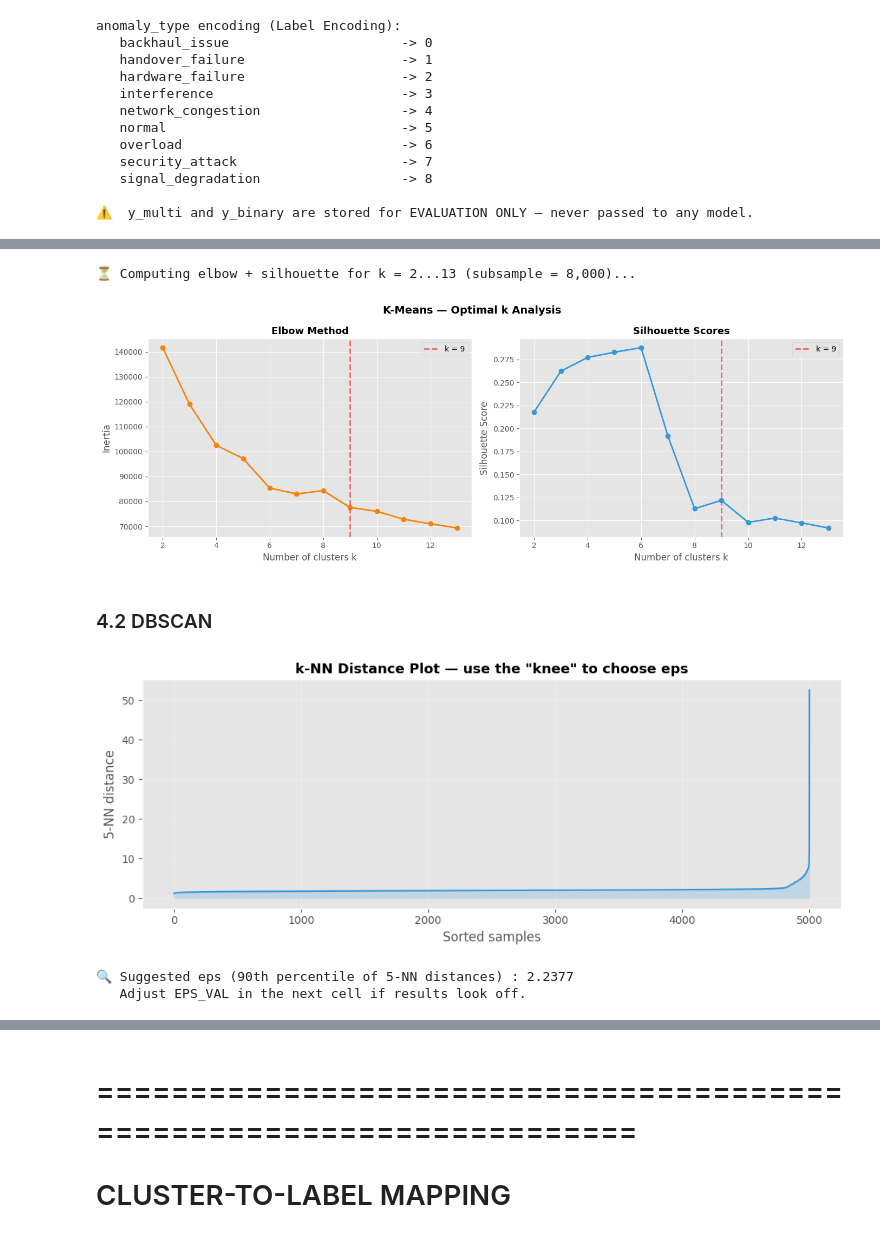
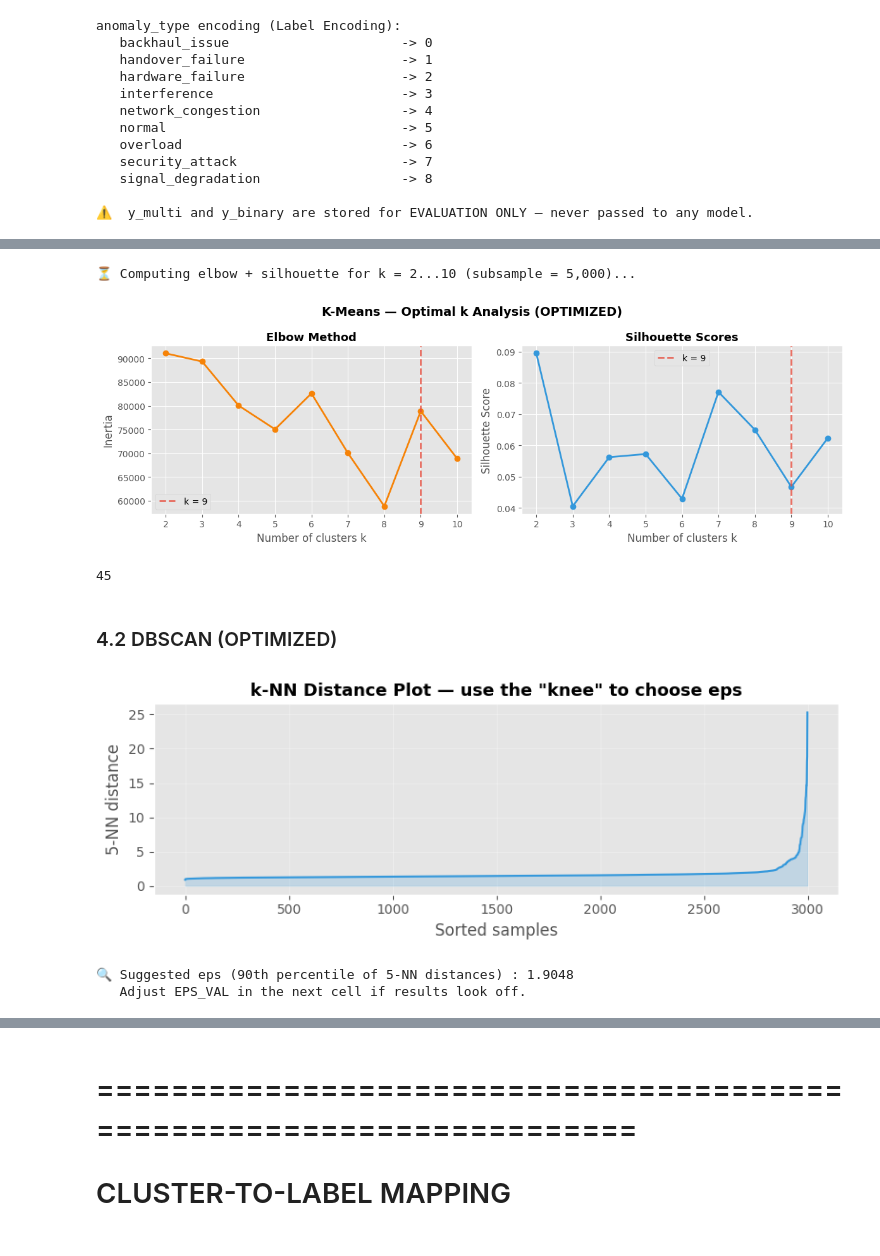
Before and after one commit to MahranAmor/Intelligent-Monitoring-and-Anomaly-Detection-in-5G-Networks, a Jupyter notebook: Models/unsupervised_multiclass.ipynb, the cells around one changed output, grey strips where cells are left out. Saved outputs shown, nothing was run; the diff lists cells and outputs as text; code cells hidden in the pictures.

```diff
--- a/Models/unsupervised_multiclass.ipynb
+++ b/Models/unsupervised_multiclass.ipynb
@@ -63,20 +64,20 @@ No labels are used during model training — the `anomaly_type` column is used *
 # %% [markdown]
 ## 1. Data Loading
 # %%
-# Batch configuration
+# Batch configuration - OPTIMIZED: Reduced batch size
 DATASET_PATH = Path('/Users/ayoubkallel/PFA2/-Intelligent-Anomaly-Monitoring-in-5G-networks/Data/Model_data.csv')
 USE_BATCH_MODE = True
-BATCH_SIZE = 50000
+BATCH_SIZE = 20000  # REDUCED from 50000 to 20000
 BATCH_NUMBER = 1  # 1 = first batch, 2 = second batch, ...
 
 # Number of clusters: 8 anomaly types + 1 normal class
 N_CLUSTERS = 9
 
-print('Batch configuration ready.')
+print('🚀 OPTIMIZED Batch configuration')
 print(f'  Dataset path : {DATASET_PATH}')
 print(f'  Batch mode   : {USE_BATCH_MODE}')
 if USE_BATCH_MODE:
-    print(f'  Batch size   : {BATCH_SIZE:,}')
+    print(f'  Batch size   : {BATCH_SIZE:,}  ⬇️ REDUCED for memory efficiency')
     print(f'  Batch number : {BATCH_NUMBER}')
 print(f'  N_CLUSTERS   : {N_CLUSTERS}  (8 anomaly types + 1 normal class)')
 # %% [output]
@@ -205,7 +205,7 @@ Temporal columns extracted:
 # 3.2 Drop non-predictive identifier columns
 # =====================================================================
 
-columns_to_drop = ['cell_id', 'ue_id']
+columns_to_drop = []
 df.drop(columns=columns_to_drop, inplace=True)
 
 print(f'Dropped columns: {columns_to_drop}')
@@ -262,7 +260,7 @@ anomaly_type encoding (Label Encoding):
 ⚠️  y_multi and y_binary are stored for EVALUATION ONLY — never passed to any model.
 # %%
 # =====================================================================
-# 3.5 Feature matrix, StandardScaler, PCA pre-reduction
+# 3.5 Feature matrix, StandardScaler, PCA pre-reduction - OPTIMIZED
 # =====================================================================
 
 exclude_cols = ['timestamp', 'anomaly', 'anomaly_type', 'year']
@@ -272,16 +270,20 @@ X_full   = df_clean[FEATURE_COLS].values
 scaler   = StandardScaler()
 X_scaled = scaler.fit_transform(X_full)
 
-# PCA pre-reduction: retains 95% variance, speeds up clustering
-pca_pre   = PCA(n_components=0.95, random_state=42)
+# PCA pre-reduction: retains 90% variance (REDUCED from 95%)
+pca_pre   = PCA(n_components=0.90, random_state=42)  # OPTIMIZED: 90% instead of 95%
 X_cluster = pca_pre.fit_transform(X_scaled)
 
+# Free memory
+del X_full
+gc.collect()
+
 print('='*70)
-print('VERIFICATION — STEP 3')
+print('VERIFICATION — STEP 3 (OPTIMIZED)')
 print('='*70)
 print(f'\n  Features ({len(FEATURE_COLS)}) : {FEATURE_COLS}')
 print(f'\n  X_scaled shape  : {X_scaled.shape}')
-print(f'  X_cluster shape : {X_cluster.shape}  (PCA, 95% variance retained)')
+print(f'  X_cluster shape : {X_cluster.shape}  (PCA, 90% variance - OPTIMIZED)')
 print(f'  Variance retained : {pca_pre.explained_variance_ratio_.sum()*100:.1f}%')
 # %% [output]
 ======================================================================
@@ -352,60 +354,64 @@ K-MEANS  (k = 9)
 # %%
 # =====================================================================
-# 4.1.2 Elbow + Silhouette — validate k = N_CLUSTERS
+# 4.1.2 Elbow + Silhouette — validate k = N_CLUSTERS (OPTIMIZED)
 # =====================================================================
 
-K_RANGE = range(2, 14)
+K_RANGE = range(2, 11)  # REDUCED from 14 to 11
 inertias, sil_scores = [], []
 
 np.random.seed(42)
-sub_idx = np.random.choice(len(X_cluster), size=min(8000, len(X_cluster)), replace=False)
+sub_idx = np.random.choice(len(X_cluster), size=min(5000, len(X_cluster)), replace=False)  # REDUCED from 8000
 X_sub   = X_cluster[sub_idx]
 
-print(f'⏳ Computing elbow + silhouette for k = 2...13 (subsample = {len(sub_idx):,})...')
+print(f'⏳ Computing elbow + silhouette for k = 2...10 (subsample = {len(sub_idx):,})...')
 for k in K_RANGE:
-    km_tmp  = KMeans(n_clusters=k, init='k-means++', n_init=10, random_state=42)
+    km_tmp  = MiniBatchKMeans(n_clusters=k, init='k-means++', n_init=5, batch_size=512, random_state=42)  # OPTIMIZED
     lbl_tmp = km_tmp.fit_predict(X_sub)
     inertias.append(km_tmp.inertia_)
-    sil_scores.append(silhouette_score(X_sub, lbl_tmp, sample_size=3000))
+    sil_scores.append(silhouette_score(X_sub, lbl_tmp, sample_size=2000))  # REDUCED from 3000
 
-fig, (ax1, ax2) = plt.subplots(1, 2, figsize=(14, 5))
+fig, (ax1, ax2) = plt.subplots(1, 2, figsize=(12, 4))  # REDUCED figure size
 
 ax1.plot(list(K_RANGE), inertias, 'o-', color='#f68308', lw=2)
 ax1.axvline(N_CLUSTERS, color='#e74c3c', ls='--', lw=2, alpha=0.8, label=f'k = {N_CLUSTERS}')
 ax1.set_xlabel('Number of clusters k')
 ax1.set_ylabel('Inertia')
 ax1.set_title('Elbow Method', fontsize=13, fontweight='bold')
 ax1.legend()
 
 ax2.plot(list(K_RANGE), sil_scores, 'o-', color='#3498db', lw=2)
 ax2.axvline(N_CLUSTERS, color='#e74c3c', ls='--', lw=2, alpha=0.8, label=f'k = {N_CLUSTERS}')
 ax2.set_xlabel('Number of clusters k')
 ax2.set_ylabel('Silhouette Score')
 ax2.set_title('Silhouette Scores', fontsize=13, fontweight='bold')
 ax2.legend()
 
-plt.suptitle('K-Means — Optimal k Analysis', fontsize=14, fontweight='bold')
+plt.suptitle('K-Means — Optimal k Analysis (OPTIMIZED)', fontsize=14, fontweight='bold')
 plt.tight_layout()
 plt.show()
+
+# Free memory
+del X_sub
+gc.collect()
 # %% [output]
-⏳ Computing elbow + silhouette for k = 2...13 (subsample = 8,000)...
+⏳ Computing elbow + silhouette for k = 2...10 (subsample = 5,000)...
-[figure, old version]
+[figure, new version]
+45
 # %% [markdown]
-### 4.2 DBSCAN
+### 4.2 DBSCAN (OPTIMIZED)
 # %%
 # =====================================================================
-# 4.2.1 DBSCAN — estimate eps from k-NN distance distribution
+# 4.2.1 DBSCAN — estimate eps from k-NN distance distribution (OPTIMIZED)
 # =====================================================================
-# Noise points (label = -1) are treated as anomalies.
 
 np.random.seed(42)
-db_sub_idx = np.random.choice(len(X_cluster), size=min(5000, len(X_cluster)), replace=False)
+db_sub_idx = np.random.choice(len(X_cluster), size=min(3000, len(X_cluster)), replace=False)  # REDUCED from 5000
 nn         = NearestNeighbors(n_neighbors=5)
 nn.fit(X_cluster[db_sub_idx])
 dists, _   = nn.kneighbors(X_cluster[db_sub_idx])
 k_dists    = np.sort(dists[:, -1])
 
-plt.figure(figsize=(10, 4))
+plt.figure(figsize=(8, 3))  # REDUCED figure size
 plt.plot(k_dists, color='#3498db', lw=1.5)
 plt.fill_between(range(len(k_dists)), k_dists, alpha=0.2, color='#3498db')
 plt.xlabel('Sorted samples')
@@ -419,8 +425,8 @@ EPS_VAL = float(np.percentile(k_dists, 90))
 print(f'🔍 Suggested eps (90th percentile of 5-NN distances) : {EPS_VAL:.4f}')
 print(f'   Adjust EPS_VAL in the next cell if results look off.')
 # %% [output]
-[figure, old version]
+[figure, new version]
-🔍 Suggested eps (90th percentile of 5-NN distances) : 2.2377
+🔍 Suggested eps (90th percentile of 5-NN distances) : 1.9048
    Adjust EPS_VAL in the next cell if results look off.
 # %%
 # =====================================================================
```
Also changed, not shown: parts of 33 cells of this notebook, 14 other files.
